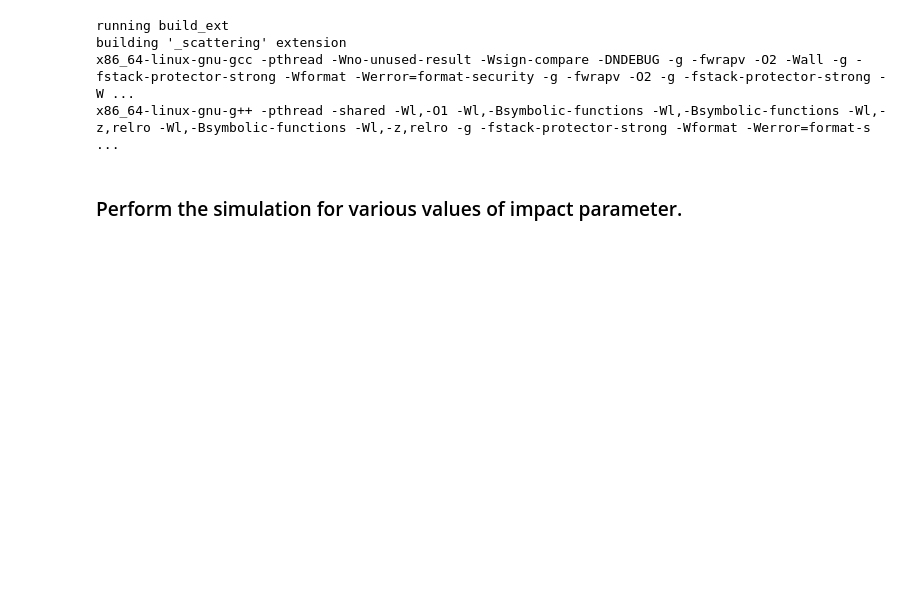
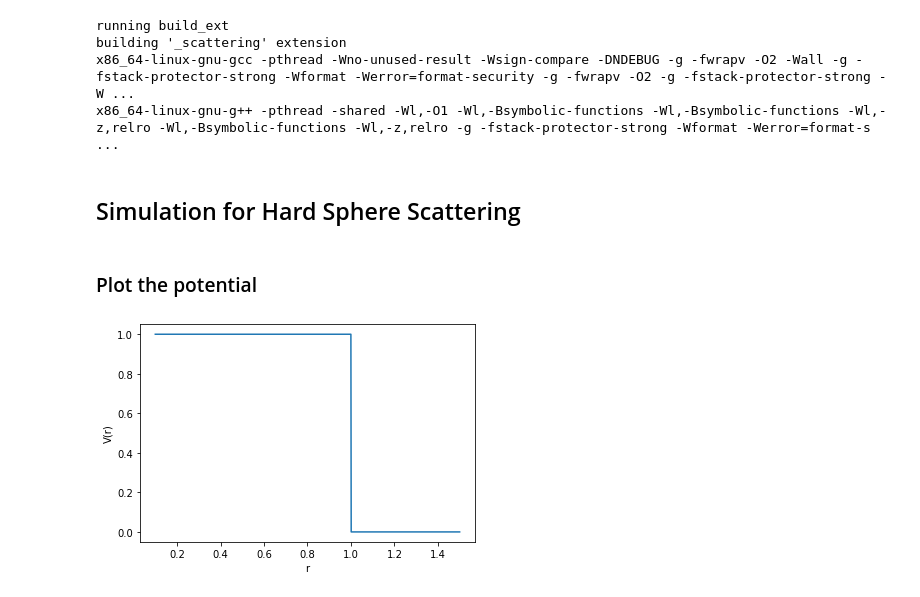
Before and after one commit to ubsuny/CompPhys, a Jupyter notebook: Calculus/scattering.ipynb, the cells around one changed output. Saved outputs shown, nothing was run; the diff lists cells and outputs as text; code cells hidden in the pictures; blank space fills up the shorter version.

```diff
--- a/Calculus/scattering.ipynb
+++ b/Calculus/scattering.ipynb
@@ -22,9 +22,27 @@ x86_64-linux-gnu-g++ -pthread -shared -Wl,-O1 -Wl,-Bsymbolic-functions -Wl,-Bsym
 import sys
 import os
 sys.path.append( os.path.abspath("swig") )
-# %% [markdown]
-### Perform the simulation for various values of impact parameter.
 # %%
 import scattering
 import numpy as np
 import matplotlib.pyplot as plt
+# %% [markdown]
+## Simulation for Hard Sphere Scattering
+# %% [markdown]
+### Plot the potential
+# %%
+E = 0.705
+b_min = 0.6
+b_max = 2.0
+n_b = 14
+V0 = 1.0
+hs = scattering.hard_sphere_potential( V0 )
+
+rvals = np.linspace(0.1,1.5,1000)
+hsvals = [ hs(r) for r in rvals ]
+plt.plot(rvals,hsvals)
+plt.xlabel("r")
+plt.ylabel("V(r)")
+plt.show()
+# %% [output]
+[figure, added]
```
Also changed, not shown: parts of 7 cells of this notebook, 4 other files.
